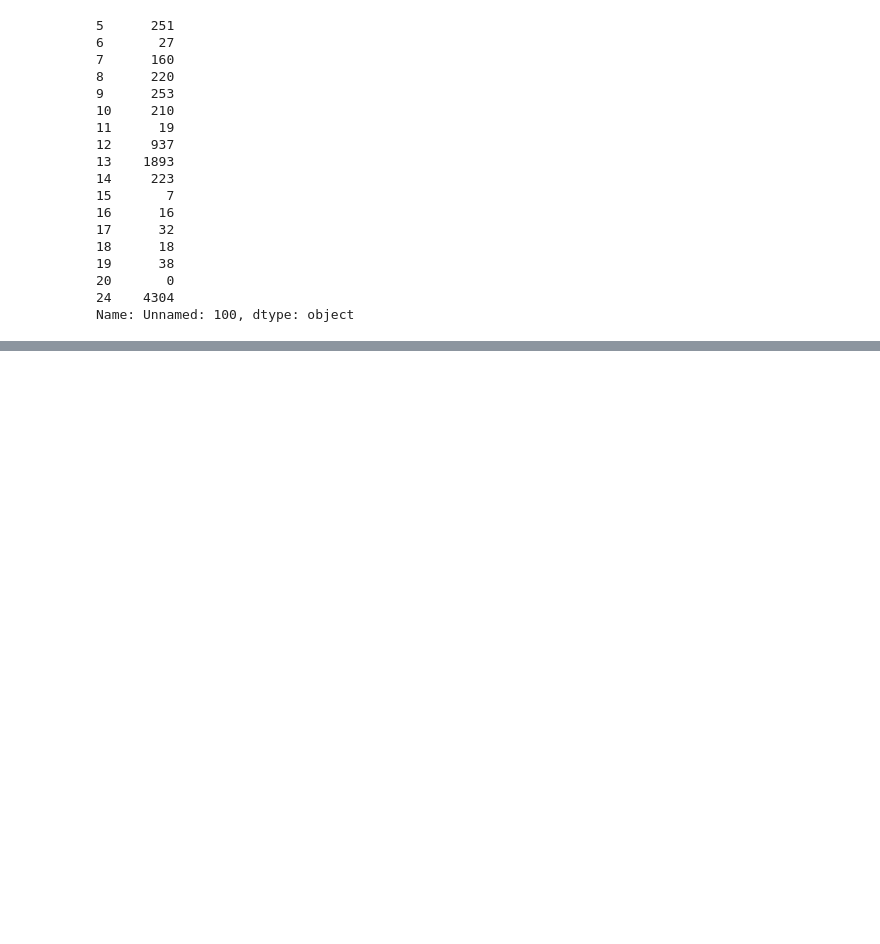
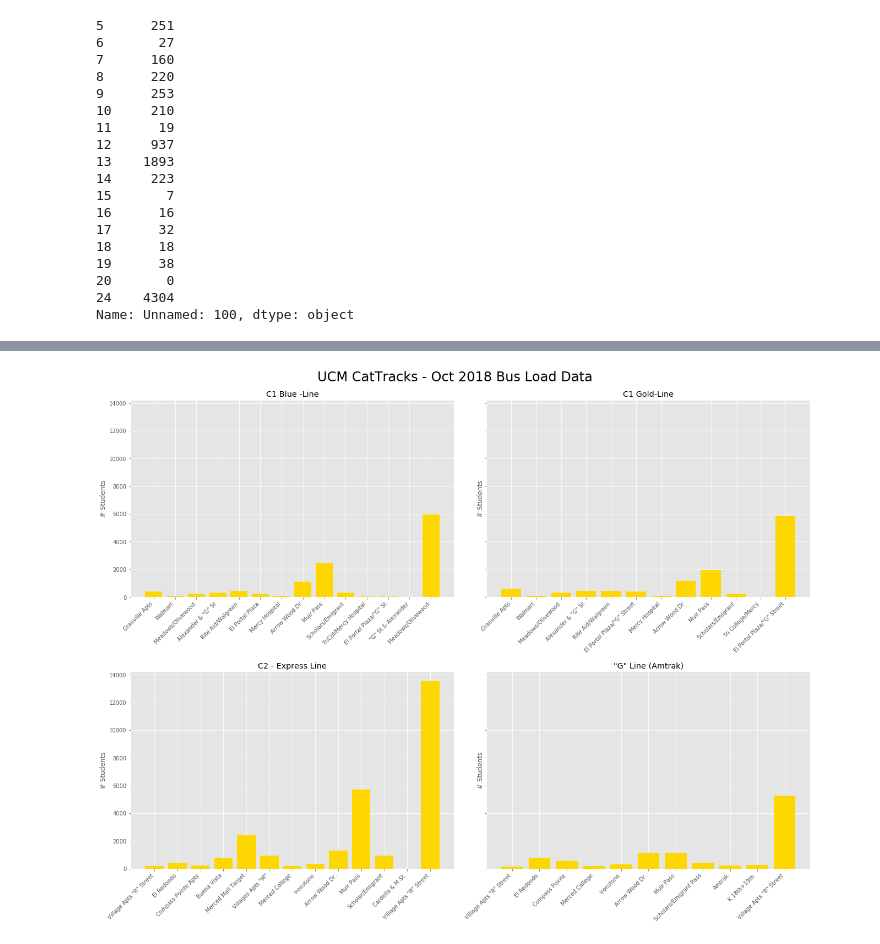
Before and after one commit to nlt-python/UCM_CatTracks_Simulator, a Jupyter notebook: load_and_eda.ipynb, the cells around one changed output, grey strips where cells are left out. Saved outputs shown, nothing was run; the diff lists cells and outputs as text; code cells hidden in the pictures; blank space fills up the shorter version.

```diff
--- a/load_and_eda.ipynb
+++ b/load_and_eda.ipynb
@@ -169,0 +230,14 @@ g_line
+# %%
+oct_dfs = [oct_c1b, oct_c1g, oct_c2e, oct_g]
+
+fig, axs = plt.subplots(2,2, figsize = (18,14), sharey=True, constrained_layout=True)
+for i, ax in enumerate(axs.flat):
+    ax.bar(oct_dfs[i].iloc[1:, 0], oct_dfs[i].iloc[1:, -1], color='gold')
+    ax.set_xticklabels(labels=oct_dfs[i].iloc[1:, 0], rotation=45, ha='right')
+    ax.set_title(oct_dfs[i].iloc[0,0])
+    ax.set_ylabel('# Students')
+
+fig.suptitle('UCM CatTracks - Oct 2018 Bus Load Data', fontsize=24)
+# fig.savefig('2018-oct-plot.png')
+# %% [output]
+[figure, added]
```
Also changed, not shown: parts of 26 cells of this notebook, 2 other files.
